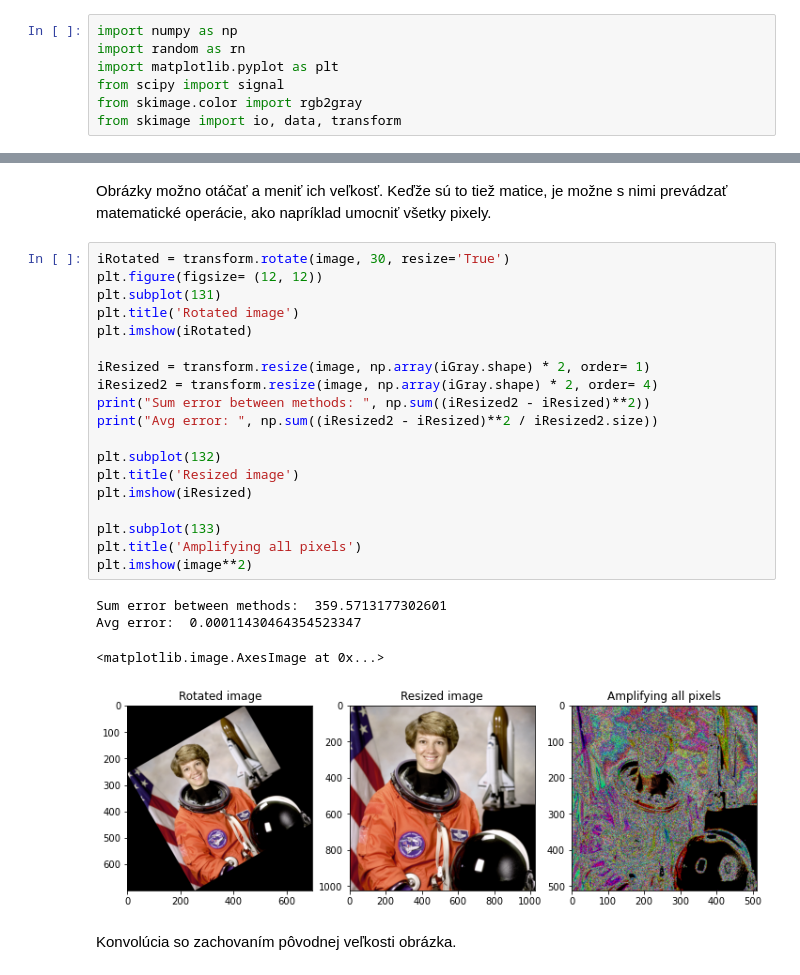
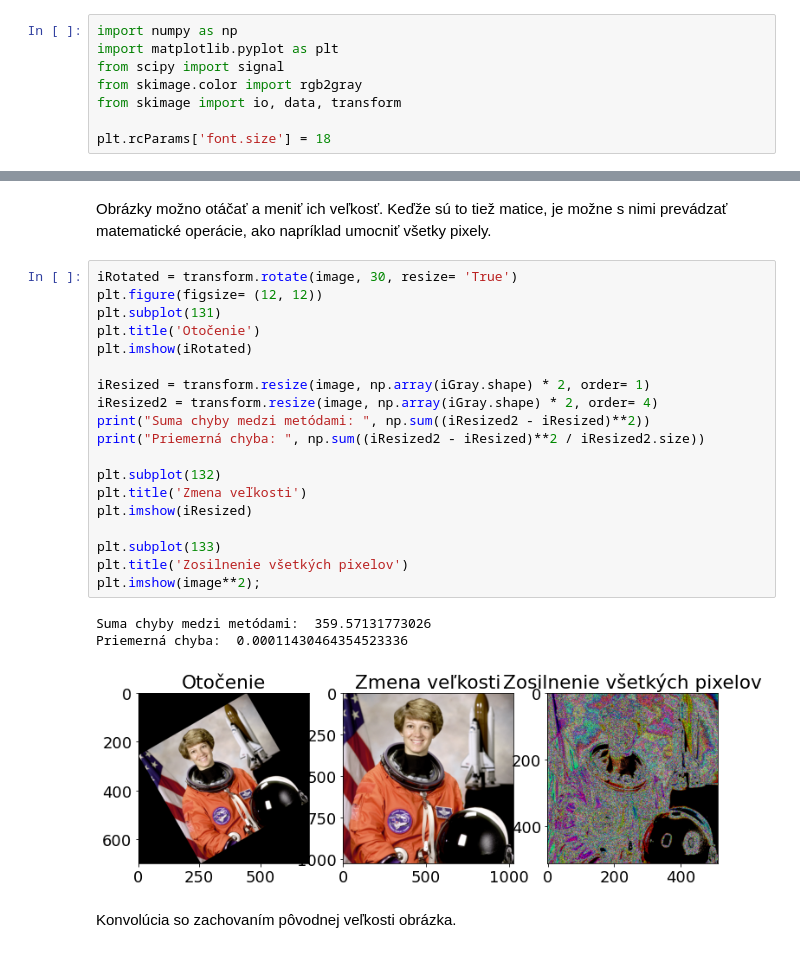
Before and after one commit to Miro001/computer-vision, a Jupyter notebook: 3. Zakladne operacie s obrazom.ipynb, the cells around one changed output, grey strips where cells are left out. Cells and saved outputs as stored; diff of their text form.

```diff
--- a/3. Zakladne operacie s obrazom.ipynb
+++ b/3. Zakladne operacie s obrazom.ipynb
@@ -2,10 +2,11 @@
 # 3. Základné operácie s obrazmi
 # %%
 import numpy as np
-import random as rn
 import matplotlib.pyplot as plt
 from scipy import signal
 from skimage.color import rgb2gray
 from skimage import io, data, transform
+
+plt.rcParams['font.size'] = 18
 # %%
 x = np.linspace(0, 5*np.pi, 500)
@@ -114,29 +111,28 @@ Avg error:  0.0038604736328125
 Obrázky možno otáčať a meniť ich veľkosť. Keďže sú to tiež matice, je možne s nimi prevádzať
 matematické operácie, ako napríklad umocniť všetky pixely.
 # %%
-iRotated = transform.rotate(image, 30, resize='True')
+iRotated = transform.rotate(image, 30, resize= 'True')
 plt.figure(figsize= (12, 12))
 plt.subplot(131)
-plt.title('Rotated image')
+plt.title('Otočenie')
 plt.imshow(iRotated)
 
 iResized = transform.resize(image, np.array(iGray.shape) * 2, order= 1)
 iResized2 = transform.resize(image, np.array(iGray.shape) * 2, order= 4)
-print("Sum error between methods: ", np.sum((iResized2 - iResized)**2))
-print("Avg error: ", np.sum((iResized2 - iResized)**2 / iResized2.size))
+print("Suma chyby medzi metódami: ", np.sum((iResized2 - iResized)**2))
+print("Priemerná chyba: ", np.sum((iResized2 - iResized)**2 / iResized2.size))
 
 plt.subplot(132)
-plt.title('Resized image')
+plt.title('Zmena veľkosti')
 plt.imshow(iResized)
 
 plt.subplot(133)
-plt.title('Amplifying all pixels')
-plt.imshow(image**2)
+plt.title('Zosilnenie všetkých pixelov')
+plt.imshow(image**2);
 # %% [output]
-Sum error between methods:  359.5713177302601
-Avg error:  0.00011430464354523347
+Suma chyby medzi metódami:  359.57131773026
+Priemerná chyba:  0.00011430464354523336
-<matplotlib.image.AxesImage at 0x...>
-[figure, old version]
+[figure, new version]
 # %% [markdown]
 Konvolúcia so zachovaním pôvodnej veľkosti obrázka.
 # %%
```
Also changed, not shown: parts of 10 cells of this notebook.
